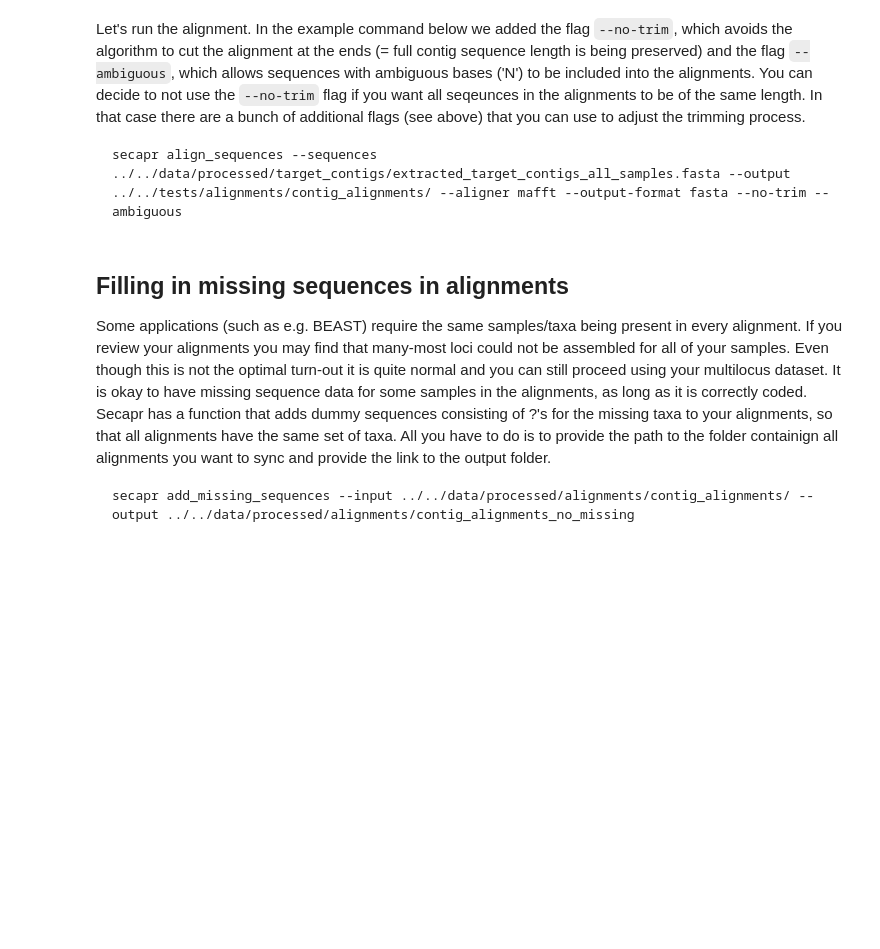
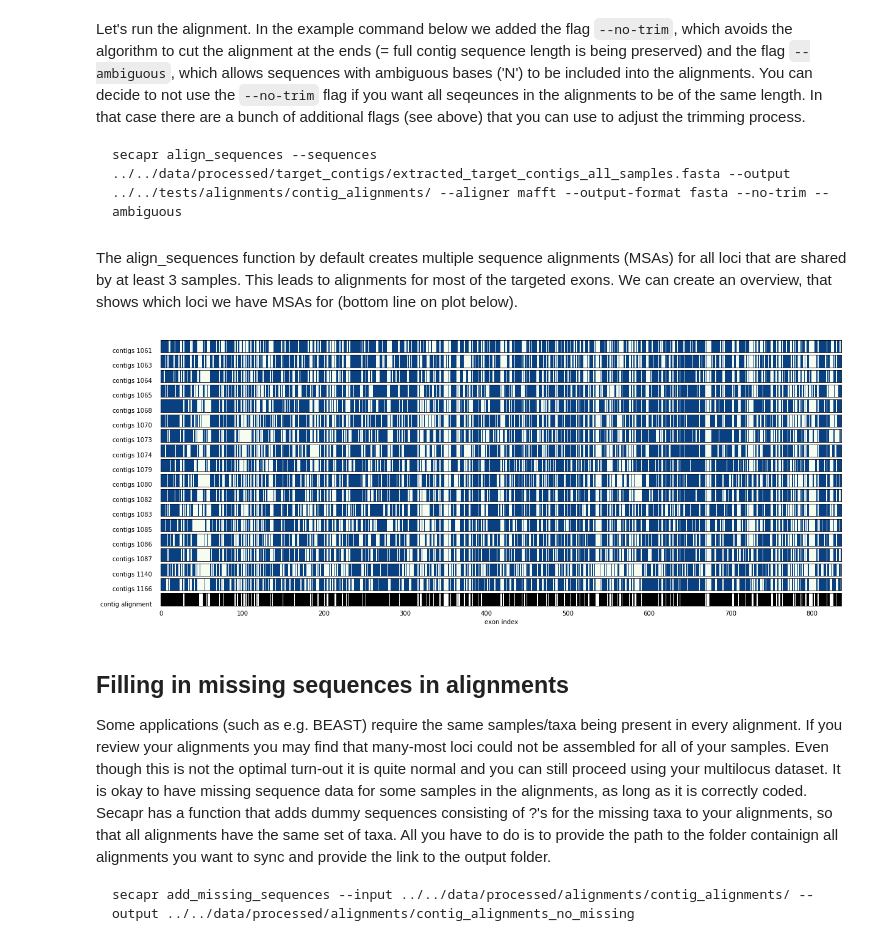
Before and after one commit to AntonelliLab/seqcap_processor, a Jupyter notebook: docs/notebook/align_contigs.ipynb, the cells around one changed output. Drawn from its saved outputs; the diff is of its cells as text; code cells hidden in the pictures; blank space fills up the shorter version.

```diff
--- a/docs/notebook/align_contigs.ipynb
+++ b/docs/notebook/align_contigs.ipynb
@@ -27,6 +27,19 @@ Let's run the alignment. In the example command below we added the flag `--no-tr
 
 
     secapr align_sequences --sequences ../../data/processed/target_contigs/extracted_target_contigs_all_samples.fasta --output ../../tests/alignments/contig_alignments/ --aligner mafft --output-format fasta --no-trim --ambiguous
+# %% [markdown]
+The align_sequences function by default creates multiple sequence alignments (MSAs) for all loci that are shared by at least 3 samples. This leads to alignments for most of the targeted exons. We can create an overview, that shows which loci we have MSAs for (bottom line on plot below).
+# %%
+import sys
+sys.path.append("../../src")
+import plot_contig_data_function as secapr_plot
+
+match_table_path = '../../data/processed/target_contigs/match_table.txt'
+alignment_folder_path = '/Users/tobias/GitHub/seqcap_processor/data/processed/alignments/contig_alignments'
+
+secapr_plot.plot_contigs_and_alignments_yield(match_table_path,alignment_folder_path)
+# %% [output]
+[figure, added]
 # %% [markdown]
 ## Filling in missing sequences in alignments
 Some applications (such as e.g. BEAST) require the same samples/taxa being present in every alignment. If you review your alignments you may find that many-most loci could not be assembled for all of your samples. Even though this is not the optimal turn-out it is quite normal and you can still proceed using your multilocus dataset. It is okay to have missing sequence data for some samples in the alignments, as long as it is correctly coded. Secapr has a function that adds dummy sequences consisting of ?'s for the missing taxa to your alignments, so that all alignments have the same set of taxa. All you have to do is to provide the path to the folder containign all alignments you want to sync and provide the link to the output folder.
```
Also changed, not shown: 3 other files.
